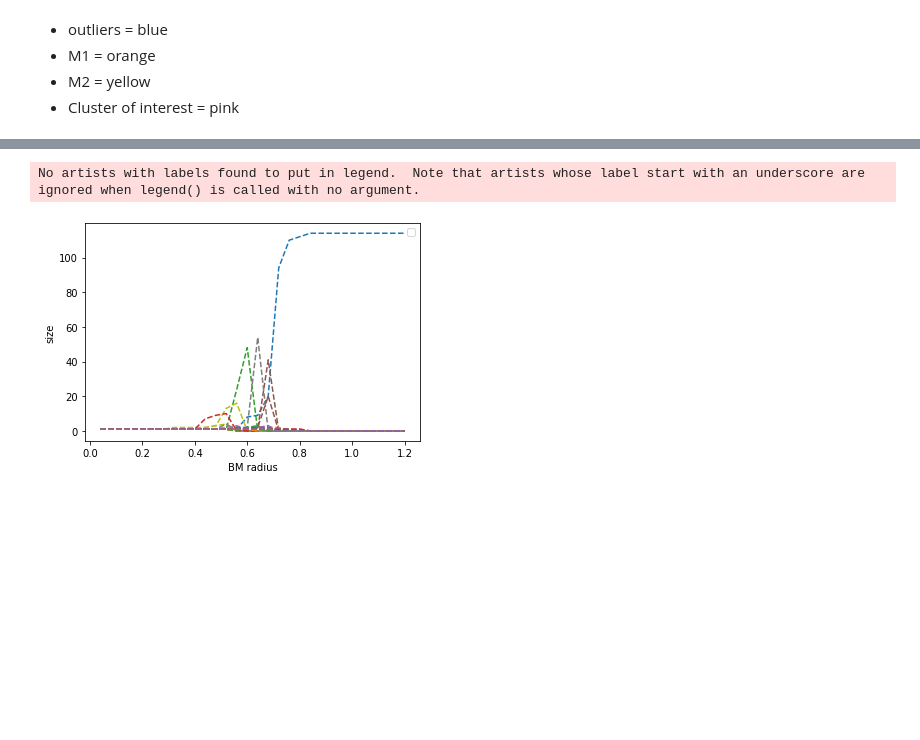
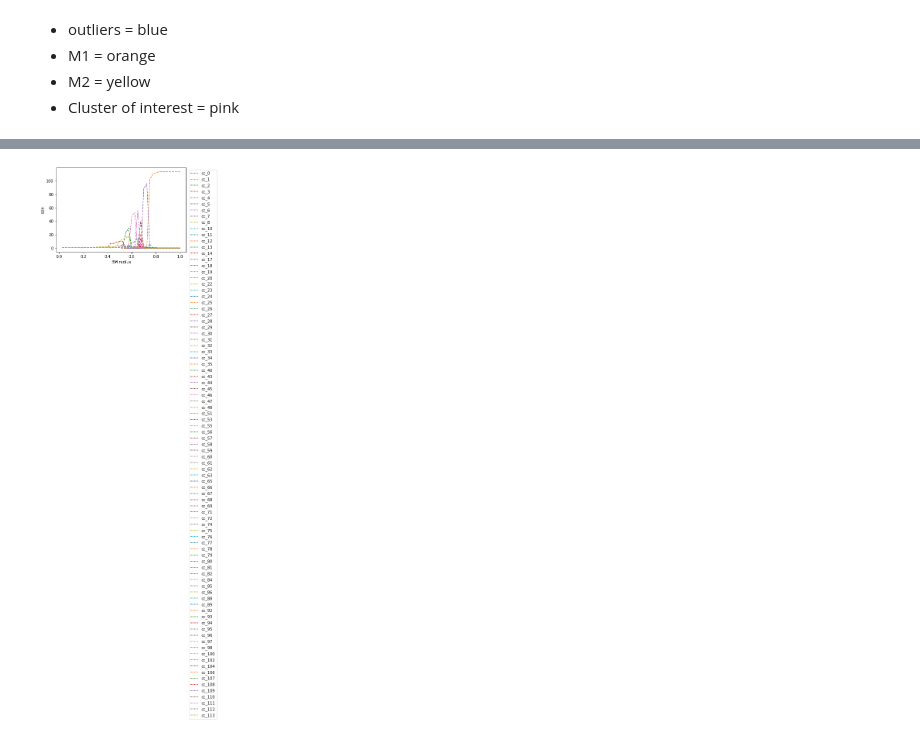
Before and after one commit to cfloughrey/MBC_BallMapper, a Jupyter notebook: MBC - 2500 variable genes.ipynb, the cells around one changed output, grey strips where cells are left out. Cells and saved outputs as stored; diff of their text form; code cells hidden in the pictures; blank space fills up the shorter version.

```diff
--- a/MBC - 2500 variable genes.ipynb
+++ b/MBC - 2500 variable genes.ipynb
@@ -101,13 +118,5 @@ y
 # %%
-from scipy.spatial.distance import correlation
-from matplotlib import cm
-
-from pyballmapper import BallMapper
-from pyballmapper.plotting import graph_GUI
-from bokeh.plotting import figure, show
-
-
-eps = 0.68
+eps = 0.65
 bm = BallMapper(points = X, # the pointcloud, as a numpy array
                     epsilon = eps,
                     distance = correlation,
@@ -162,0 +139,12 @@ plt.show()
+# %%
+plt.figure(figsize = (10,10))
+bm.draw_networx(coloring_variable='M1M2', color_palette=my_palette)
+
+#label the samples by the M1/M2 labels
+cmap = cm.get_cmap('plasma', 3)
+bound = np.linspace(0, 1, 4)
+labels = ["outliers", "M1", "M2"]
+plt.legend([mpatches.Patch(color=cmap(b)) for b in bound[:-1]],
+           ['{}'.format(labels[i]) for i in range(3)])
+
+plt.show()
@@ -225,0 +196,3 @@ Name: clusters, dtype: int64
+# %%
+for i in y.clusters.value_counts().index:
+    print(f"{label_dict[i]} = {y.clusters.value_counts()[i]} samples")
@@ -255,7 +239,8 @@ print(radii_list)
 output = {}
 
 # array of radii
-
+radii_list =[i/40.0 for i in range(1, 41)]
+print(f"Radii list: {radii_list}")
 is_sorted = lambda a: np.all(a[:-1] <= a[1:])
 assert(is_sorted(radii_list))
 
@@ -332,22 +296,20 @@ plt.show()
 # %%
+## MIN EPSILON = 0.5
+
 fig, ax = plt.subplots()
 
 # we plot the size of the cc that survive at least till min_eps = 0.5
-
-min_eps = 0.52
-
-#mkrs = ['o', 'v', 's', 'P', 'p', '*']
-
+min_eps = 0.5
 for cc_id in sorted(output[min_eps].keys()):
-    ax.plot(radii_list, [len(output[key].get(cc_id, [])) for key in output],linestyle='dashed')
+    ax.plot(radii_list, [len(output[key].get(cc_id, [])) for key in output],
+            label = 'cc_{}'.format(cc_id), linestyle='dashed')
 
 ax.set_xlabel('BM radius')
 ax.set_ylabel('size')
 
-ax.legend()
+ax.legend(loc='upper right', bbox_to_anchor=(1.25, 1))
 
 plt.show()
 # %% [output]
-No artists with labels found to put in legend.  Note that artists whose label start with an underscore are ignored when legend() is called with no argument.
-[figure, old version]
+[figure, new version]
 # %%
```
Also changed, not shown: parts of 33 cells of this notebook.
